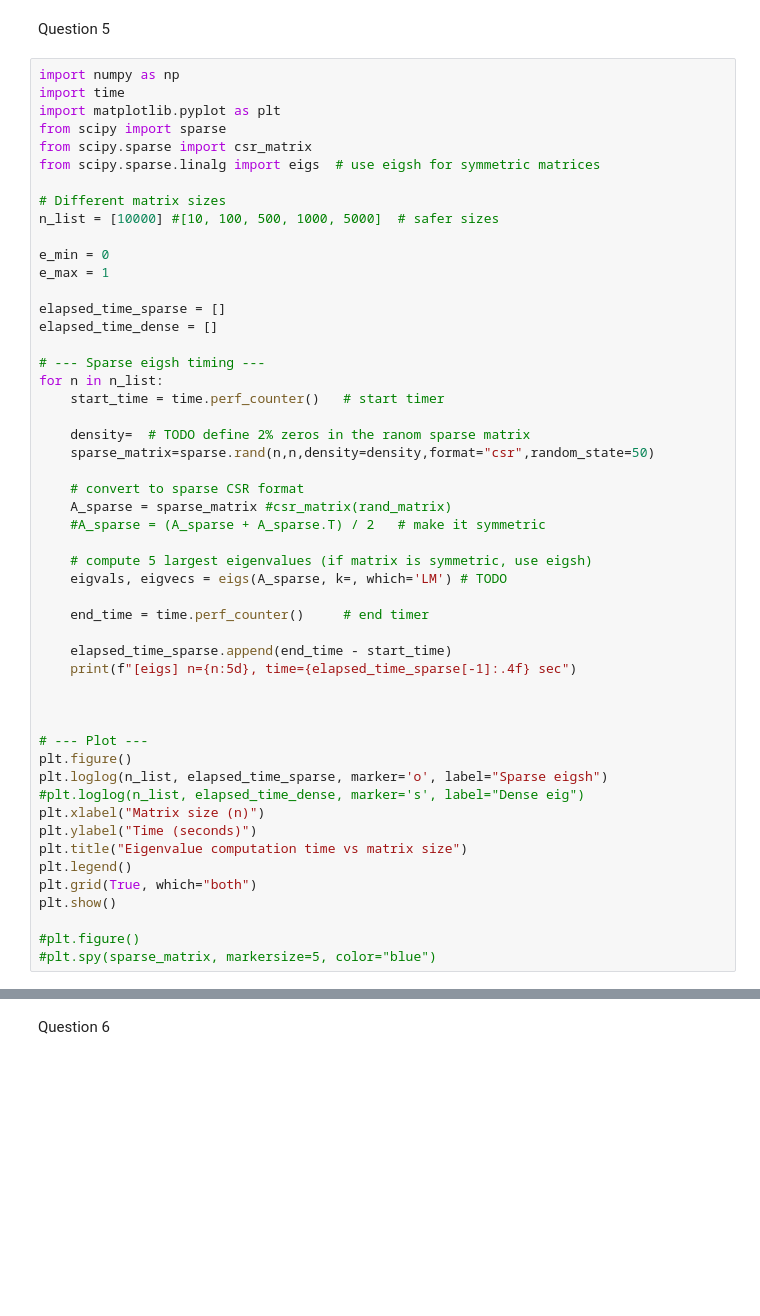
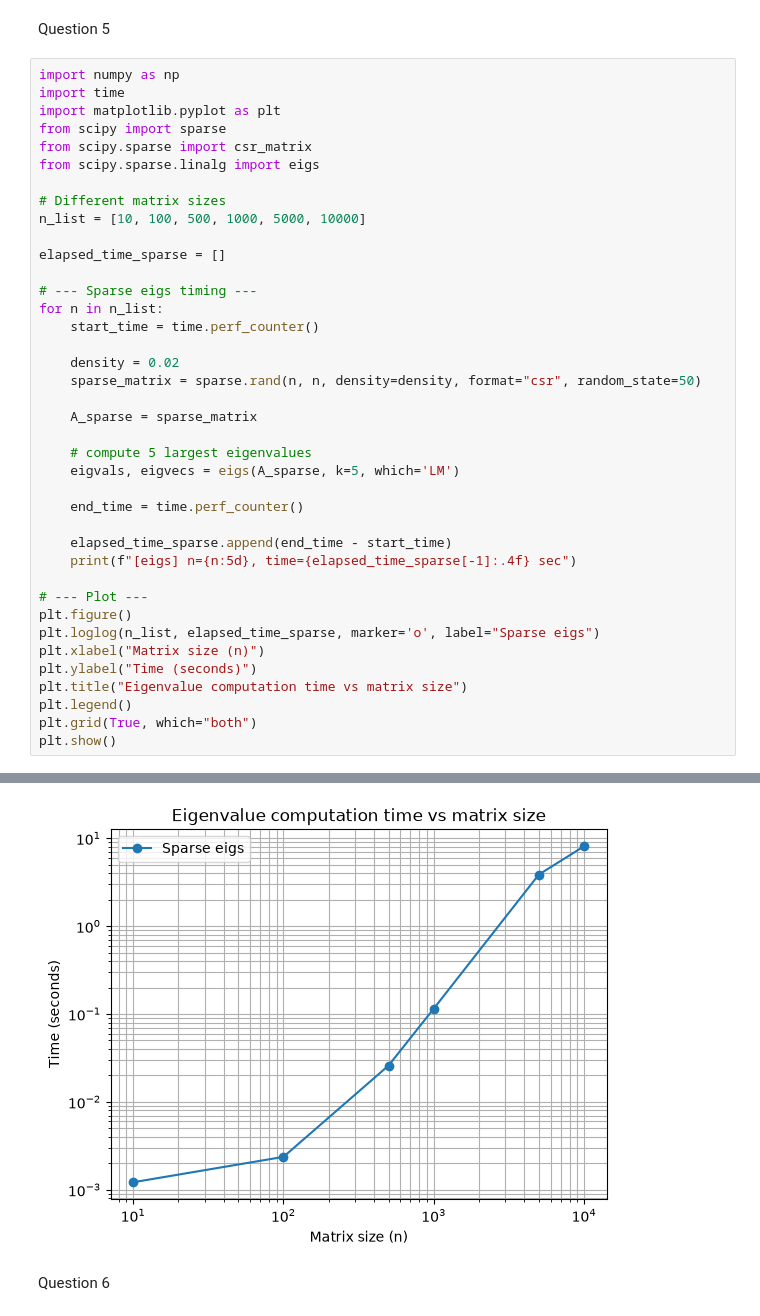
Before and after one commit to ce25m045-jpg/assignment-3, a Jupyter notebook: Assignment_3_TODO.ipynb, the cells around one changed output, grey strips where cells are left out. Cells and saved outputs as stored; diff of their text form; blank space fills up the shorter version.

```diff
--- a/Assignment_3_TODO.ipynb
+++ b/Assignment_3_TODO.ipynb
@@ -77,48 +95,37 @@ import time
 import matplotlib.pyplot as plt
 from scipy import sparse
 from scipy.sparse import csr_matrix
-from scipy.sparse.linalg import eigs  # use eigsh for symmetric matrices
+from scipy.sparse.linalg import eigs
 
 # Different matrix sizes
-n_list = [10000] #[10, 100, 500, 1000, 5000]  # safer sizes
-
-e_min = 0
-e_max = 1
+n_list = [10, 100, 500, 1000, 5000, 10000]
 
 elapsed_time_sparse = []
-elapsed_time_dense = []
 
-# --- Sparse eigsh timing ---
+# --- Sparse eigs timing ---
 for n in n_list:
-    start_time = time.perf_counter()   # start timer
+    start_time = time.perf_counter()
 
-    density=  # TODO define 2% zeros in the ranom sparse matrix
-    sparse_matrix=sparse.rand(n,n,density=density,format="csr",random_state=50)
+    density = 0.02
+    sparse_matrix = sparse.rand(n, n, density=density, format="csr", random_state=50)
 
-    # convert to sparse CSR format
-    A_sparse = sparse_matrix #csr_matrix(rand_matrix)
-    #A_sparse = (A_sparse + A_sparse.T) / 2   # make it symmetric
+    A_sparse = sparse_matrix
 
-    # compute 5 largest eigenvalues (if matrix is symmetric, use eigsh)
-    eigvals, eigvecs = eigs(A_sparse, k=, which='LM') # TODO
+    # compute 5 largest eigenvalues
+    eigvals, eigvecs = eigs(A_sparse, k=5, which='LM')
 
-    end_time = time.perf_counter()     # end timer
+    end_time = time.perf_counter()
 
     elapsed_time_sparse.append(end_time - start_time)
     print(f"[eigs] n={n:5d}, time={elapsed_time_sparse[-1]:.4f} sec")
 
-
-
 # --- Plot ---
 plt.figure()
-plt.loglog(n_list, elapsed_time_sparse, marker='o', label="Sparse eigsh")
-#plt.loglog(n_list, elapsed_time_dense, marker='s', label="Dense eig")
+plt.loglog(n_list, elapsed_time_sparse, marker='o', label="Sparse eigs")
 plt.xlabel("Matrix size (n)")
 plt.ylabel("Time (seconds)")
 plt.title("Eigenvalue computation time vs matrix size")
 plt.legend()
 plt.grid(True, which="both")
 plt.show()
-
-#plt.figure()
-#plt.spy(sparse_matrix, markersize=5, color="blue")
+# %% [output]
@@ -125,3 +138,4 @@ plt.show()
+[figure, added]
 # %% [markdown]
 Question 6
 # %%
```
Also changed, not shown: parts of 10 cells of this notebook.
